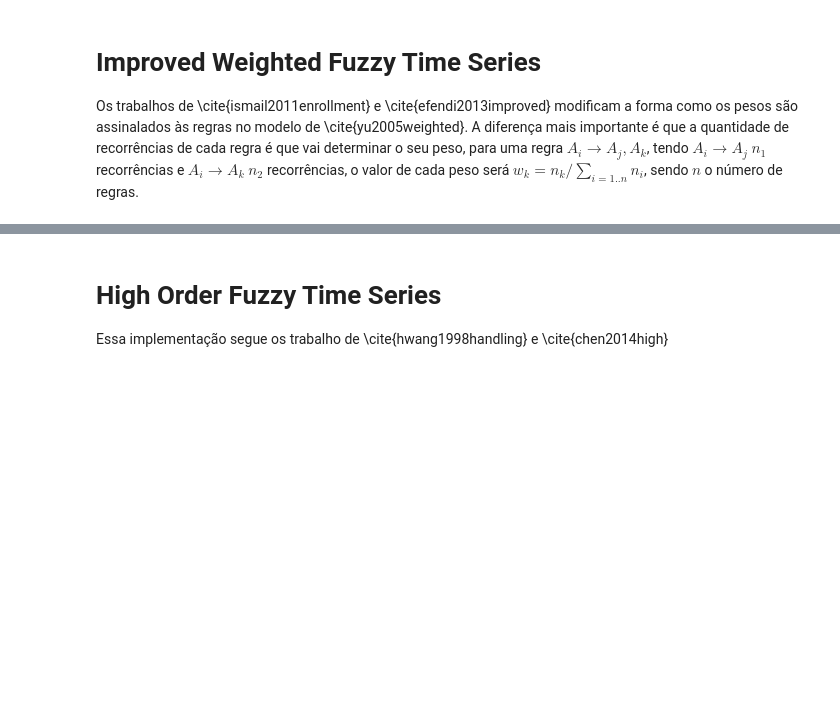
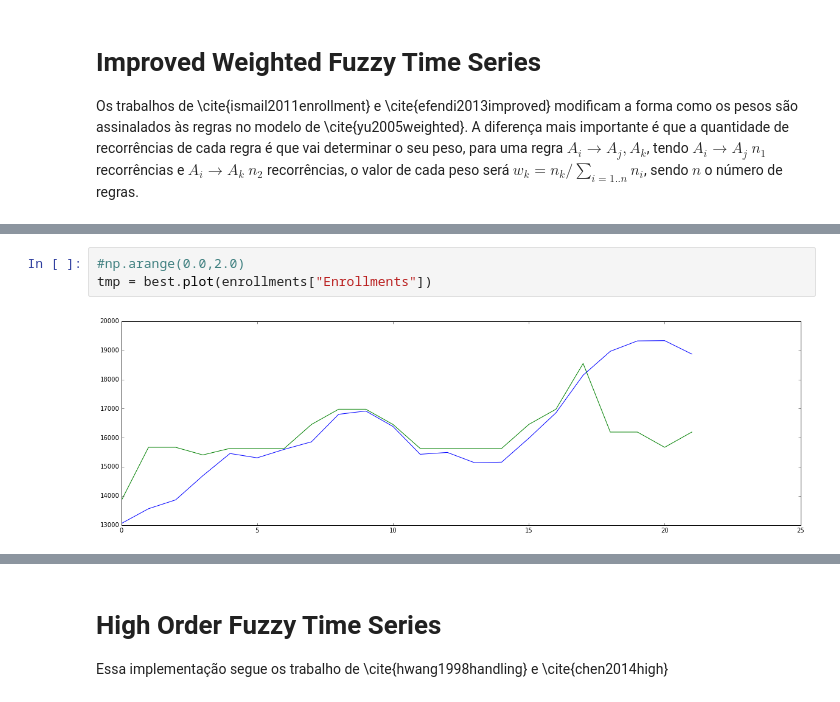
Before and after one commit to petroniocandido/FuzzyTimeSeries, a Jupyter notebook: FTS.ipynb, the cells around one changed output, grey strips where cells are left out. Drawn from its saved outputs; the diff is of its cells as text; blank space fills up the shorter version.

```diff
--- a/FTS.ipynb
+++ b/FTS.ipynb
@@ -492,0 +541,5 @@ Os trabalhos de \cite{ismail2011enrollment} e \cite{efendi2013improved} modifica
+# %%
+#np.arange(0.0,2.0)
+tmp = best.plot(enrollments["Enrollments"])
+# %% [output]
+[figure, added]
```
Also changed, not shown: parts of 20 cells of this notebook, 2 other files.
